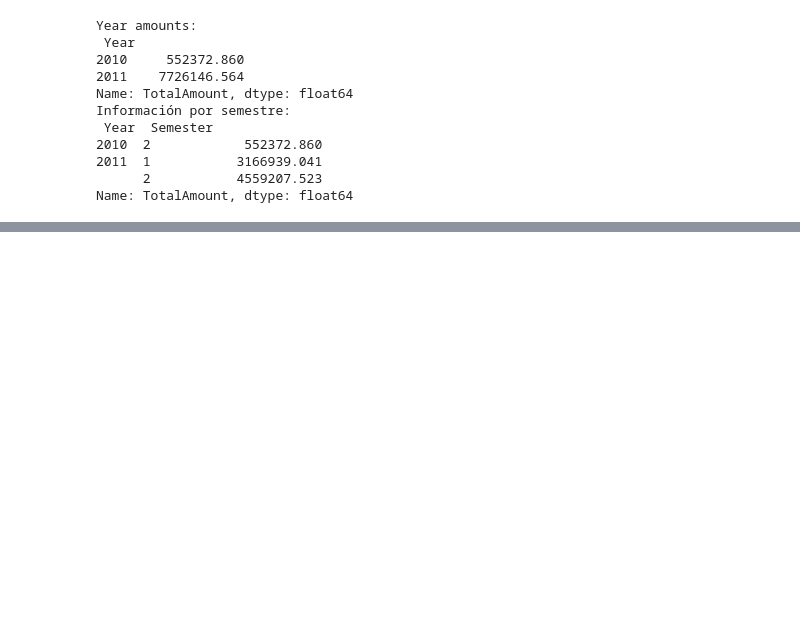
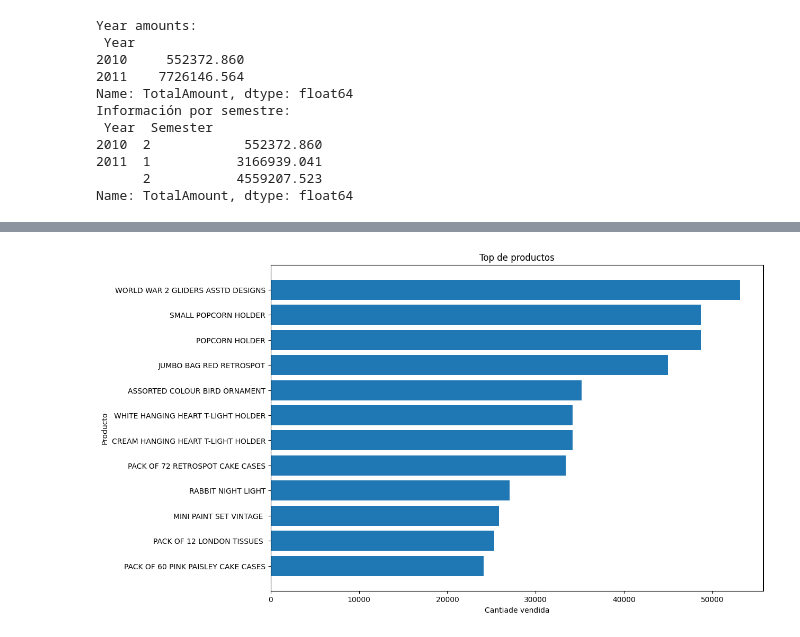
Before and after one commit to hectoras20/py-proyects, a Jupyter notebook: data-analysis/proyects/proyect.ipynb, the cells around one changed output, grey strips where cells are left out. Cells and saved outputs as stored; diff of their text form; code cells hidden in the pictures; blank space fills up the shorter version.

```diff
--- a/data-analysis/proyects/proyect.ipynb
+++ b/data-analysis/proyects/proyect.ipynb
@@ -187,0 +243,21 @@ Name: TotalAmount, dtype: float64
+# %%
+top_productos = data_cleaned.groupby('StockCode')['Quantity'].sum().sort_values(ascending=False).head(10)
+
+#Descripción de productos
+top_productos = top_productos.reset_index() #Indices limpioa para poder pasar a la graficación
+
+top_productos = pd.merge(top_productos, data_cleaned[['StockCode', 'Description']].drop_duplicates(),
+    on='StockCode', how='left')
+# %%
+# GRPAFICO
+
+plt.figure(figsize=(12,8))
+plt.barh(top_productos['Description'], top_productos['Quantity'])
+plt.title('Top de productos')
+plt.xlabel('Cantiade vendida')
+plt.ylabel('Producto')
+
+plt.gca().invert_yaxis()
+plt.show()
+# %% [output]
+[figure, added]
```
Also changed, not shown: parts of 6 cells of this notebook, 1 other file.
